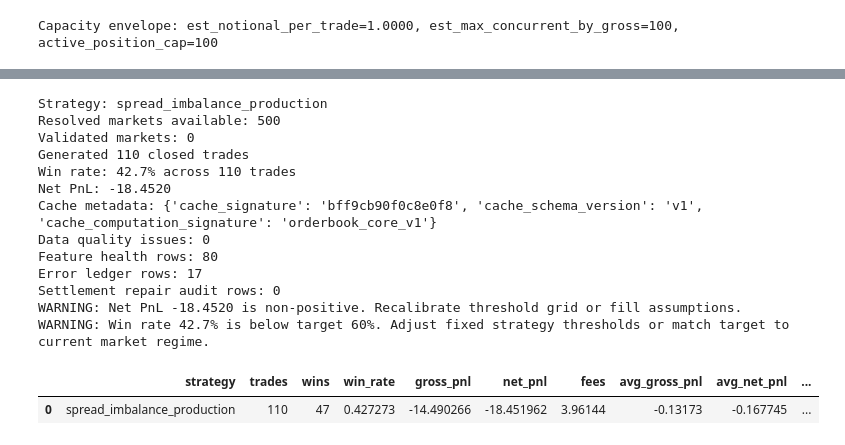
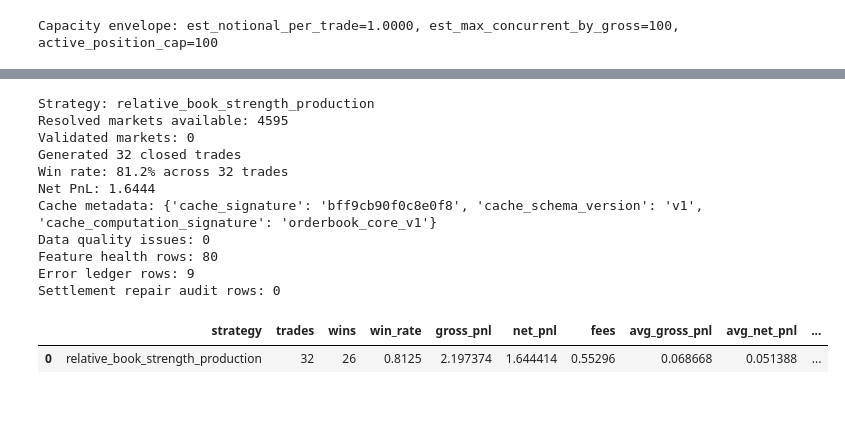
Before and after one commit to Prolead1/onlyPositiveAlpha, a Jupyter notebook: alphas/spread_alpha.ipynb, the cells around one changed output, grey strips where cells are left out. Drawn from its saved outputs; the diff is of its cells as text; code cells hidden in the pictures; blank space fills up the shorter version.

```diff
--- a/alphas/spread_alpha.ipynb
+++ b/alphas/spread_alpha.ipynb
@@ -308,16 +472,32 @@ def build_spread_imbalance_strategy(
 
     return _strategy
 # %%
-production_strategy = build_spread_imbalance_strategy(
-    imbalance_threshold=IMBALANCE_THRESHOLD,
-    spread_wide_quantile=SPREAD_WIDE_QUANTILE,
+production_strategy = build_relative_book_strength_strategy(
+    relative_book_score_quantile=RELATIVE_BOOK_SCORE_QUANTILE,
+    spread_bps_narrow_quantile=SPREAD_BPS_NARROW_QUANTILE,
     confidence_score_min=CONFIDENCE_SCORE_MIN,
     min_liquidity=MIN_LIQUIDITY,
+    buy_price_max=BUY_PRICE_MAX,
+    min_time_to_resolution_secs=MIN_TIME_TO_RESOLUTION_SECS,
+    max_time_to_resolution_secs=MAX_TIME_TO_RESOLUTION_SECS,
+    signal_abs_scale=0.01,
+    pressure_weight=RELATIVE_PRESSURE_WEIGHT,
+    spread_weight=RELATIVE_SPREAD_WEIGHT,
+    depth_weight=RELATIVE_DEPTH_WEIGHT,
+    imbalance_weight=RELATIVE_IMBALANCE_WEIGHT,
 )
 
-print("Using fixed spread+imbalance parameters:")
-print(f"  imbalance_threshold={IMBALANCE_THRESHOLD}")
-print(f"  spread_wide_quantile={SPREAD_WIDE_QUANTILE}")
+print("Using relative-book-strength production parameters:")
+print(f"  relative_book_score_quantile={RELATIVE_BOOK_SCORE_QUANTILE}")
+print(f"  spread_bps_narrow_quantile={SPREAD_BPS_NARROW_QUANTILE}")
 print(f"  confidence_score_min={CONFIDENCE_SCORE_MIN}")
 print(f"  min_liquidity={MIN_LIQUIDITY}")
+print(f"  buy_price_max={BUY_PRICE_MAX}")
+print(f"  min_time_to_resolution_secs={MIN_TIME_TO_RESOLUTION_SECS}")
+print(f"  max_time_to_resolution_secs={MAX_TIME_TO_RESOLUTION_SECS}")
+print("  signal_abs_scale=0.01")
+print(f"  pressure_weight={RELATIVE_PRESSURE_WEIGHT}")
+print(f"  spread_weight={RELATIVE_SPREAD_WEIGHT}")
+print(f"  depth_weight={RELATIVE_DEPTH_WEIGHT}")
+print(f"  imbalance_weight={RELATIVE_IMBALANCE_WEIGHT}")
 # %% [output]
@@ -331,7 +532,7 @@ result = runner.run_backtest(
     mapping_dir=MAPPING_DIR,
     prepared_manifest_path=manifest_path,
     strategy=production_strategy,
-    strategy_name="spread_imbalance_production",
+    strategy_name="relative_book_strength_production",
     limit_files=RUN_LIMIT_FILES,
     market_slug_prefix=MARKET_SLUG_PREFIX,
     market_batch_size=MARKET_BATCH_SIZE,
@@ -400,44 +621,37 @@ net_pnl = float(backtest_summary.iloc[0]["net_pnl"])
 print(f"Strategy: {strategy_name}")
 print(f"Resolved markets available: {len(resolution_frame)}")
 print(f"Validated markets: {len(resolution_diagnostics)}")
 print(f"Generated {len(trade_ledger)} closed trades")
 print(f"Win rate: {win_rate:.1%} across {trades} trades")
 print(f"Net PnL: {net_pnl:.4f}")
 print(f"Cache metadata: {cache_metadata}")
 print(f"Data quality issues: {len(data_quality_report)}")
 print(f"Feature health rows: {len(feature_health)}")
 print(f"Error ledger rows: {len(error_ledger)}")
 print(f"Settlement repair audit rows: {len(settlement_repair_audit)}")
 
-if trades < MIN_REQUIRED_TRADES:
-    print(
-        f"WARNING: Only {trades} trades generated, below minimum {MIN_REQUIRED_TRADES}. "
-        "Expand lookback window or loosen entry thresholds."
-    )
 if net_pnl <= 0.0:
     print(
         f"WARNING: Net PnL {net_pnl:.4f} is non-positive. Recalibrate threshold grid or fill assumptions."
     )
 if win_rate < TARGET_WIN_RATE:
     print(
         f"WARNING: Win rate {win_rate:.1%} is below target {TARGET_WIN_RATE:.0%}. "
         "Adjust fixed strategy thresholds or match target to current market regime."
     )
 
 ipy_display(backtest_summary)
 # %% [output]
-Strategy: spread_imbalance_production
-Resolved markets available: 500
+Strategy: relative_book_strength_production
+Resolved markets available: 4595
 Validated markets: 0
-Generated 110 closed trades
-Win rate: 42.7% across 110 trades
-Net PnL: -18.4520
+Generated 32 closed trades
+Win rate: 81.2% across 32 trades
+Net PnL: 1.6444
 Cache metadata: {'cache_signature': 'bff9cb90f0c8e0f8', 'cache_schema_version': 'v1', 'cache_computation_signature': 'orderbook_core_v1'}
 Data quality issues: 0
 Feature health rows: 80
-Error ledger rows: 17
+Error ledger rows: 9
 Settlement repair audit rows: 0
-WARNING: Net PnL -18.4520 is non-positive. Recalibrate threshold grid or fill assumptions.
-WARNING: Win rate 42.7% is below target 60%. Adjust fixed strategy thresholds or match target to current market regime.
 |  | strategy | trades | wins | win_rate | gross_pnl | net_pnl | fees | avg_gross_pnl | avg_net_pnl | ... |
-| 0 | spread_imbalance_production | 110 | 47 | 0.427273 | -14.490266 | -18.451962 | 3.96144 | -0.13173 | -0.167745 | ... |
+| 0 | relative_book_strength_production | 32 | 26 | 0.8125 | 2.197374 | 1.644414 | 0.55296 | 0.068668 | 0.051388 | ... |
```
Also changed, not shown: parts of 21 cells of this notebook, 10 other files.
